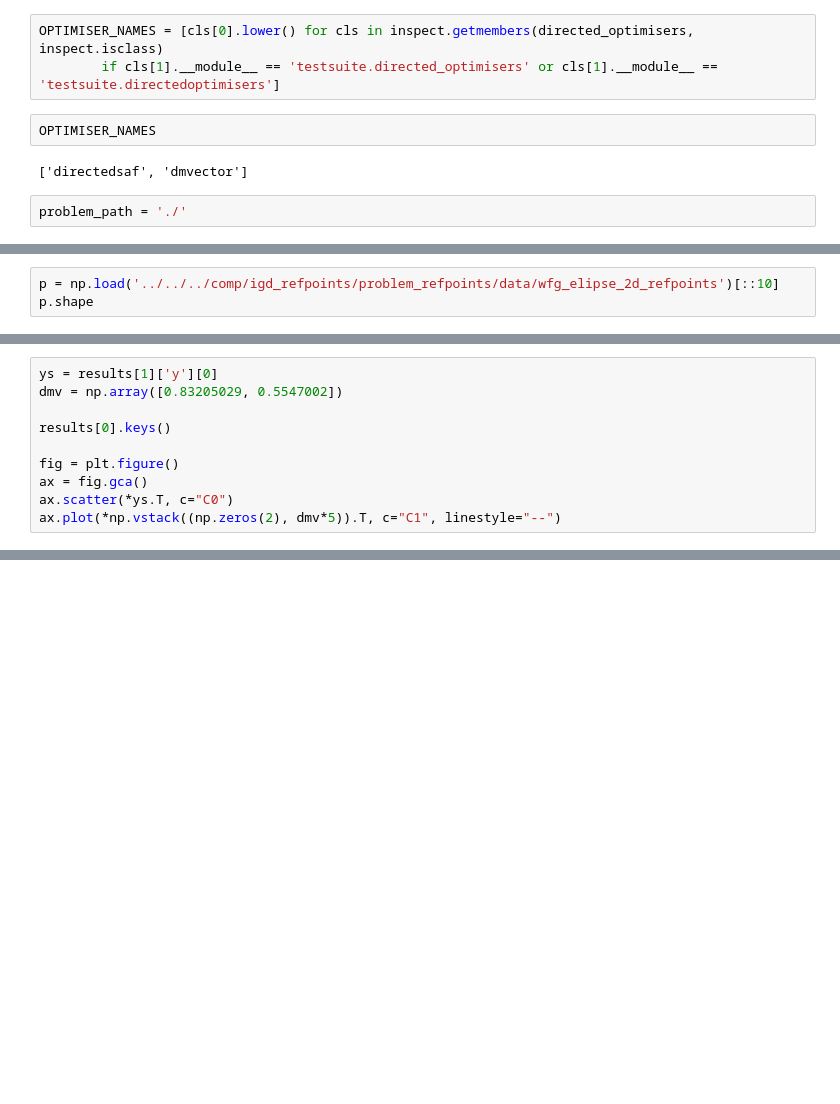
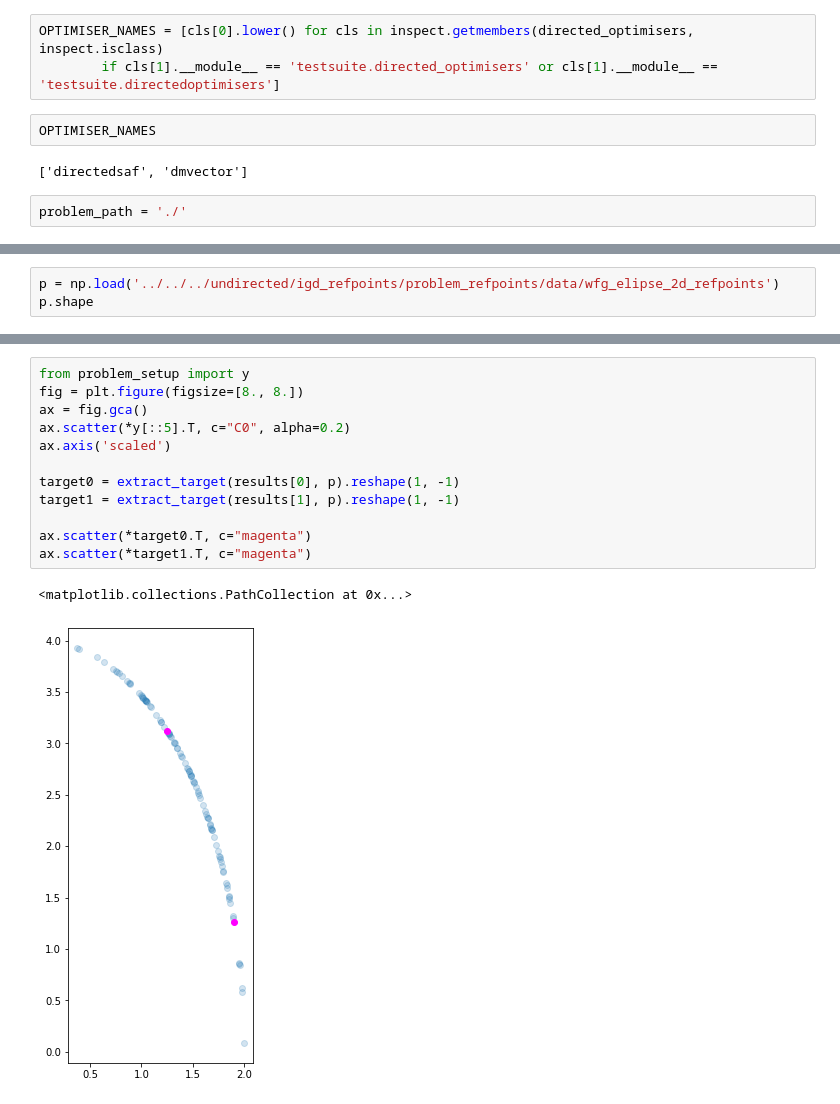
Before and after one commit to FinleyGibson/SAF_EMO, a Jupyter notebook: experiments/DM_directed/data/wfg5_2obj_6dim/new_results.ipynb, the cells around one changed output, grey strips where cells are left out. Drawn from its saved outputs; the diff is of its cells as text; blank space fills up the shorter version.

```diff
--- a/experiments/DM_directed/data/wfg5_2obj_6dim/new_results.ipynb
+++ b/experiments/DM_directed/data/wfg5_2obj_6dim/new_results.ipynb
@@ -81,4 +78,4 @@ result_dirs
 # %%
-p = np.load('../../../comp/igd_refpoints/problem_refpoints/data/wfg_elipse_2d_refpoints')[::10]
+p = np.load('../../../undirected/igd_refpoints/problem_refpoints/data/wfg_elipse_2d_refpoints')
 p.shape
 # %% [output]
@@ -146,10 +82,0 @@ for i in range(11):
-# %%
-ys = results[1]['y'][0]
-dmv = np.array([0.83205029, 0.5547002])
-
-results[0].keys()
-
-fig = plt.figure()
-ax = fig.gca()
-ax.scatter(*ys.T, c="C0")
-ax.plot(*np.vstack((np.zeros(2), dmv*5)).T, c="C1", linestyle="--")
@@ -211,0 +187,15 @@ IndexError: list index out of range
+# %%
+from problem_setup import y
+fig = plt.figure(figsize=[8., 8.])
+ax = fig.gca()
+ax.scatter(*y[::5].T, c="C0", alpha=0.2)
+ax.axis('scaled')
+
+target0 = extract_target(results[0], p).reshape(1, -1)
+target1 = extract_target(results[1], p).reshape(1, -1)
+
+ax.scatter(*target0.T, c="magenta")
+ax.scatter(*target1.T, c="magenta")
+# %% [output]
+<matplotlib.collections.PathCollection at 0x...>
+[figure, added]
```
Also changed, not shown: parts of 19 cells of this notebook, 7 other files.
